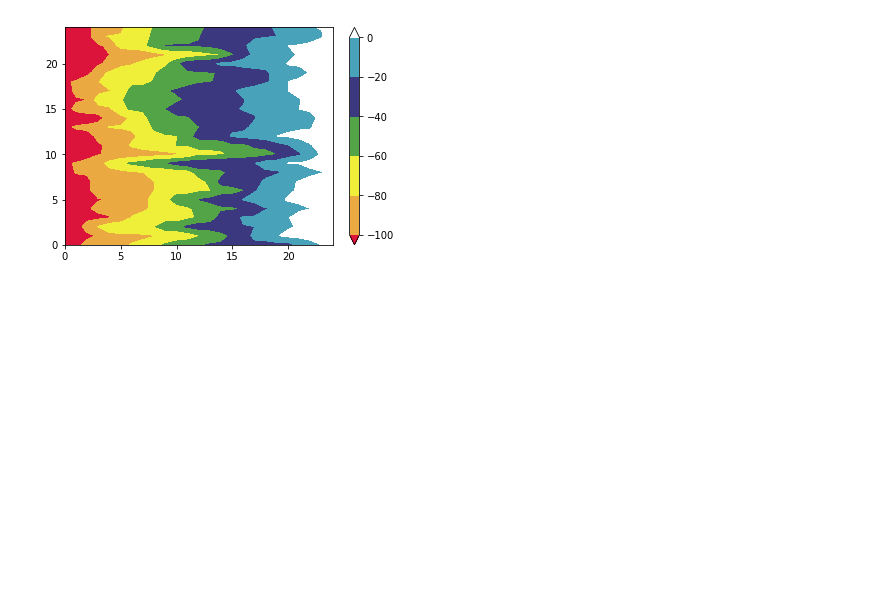
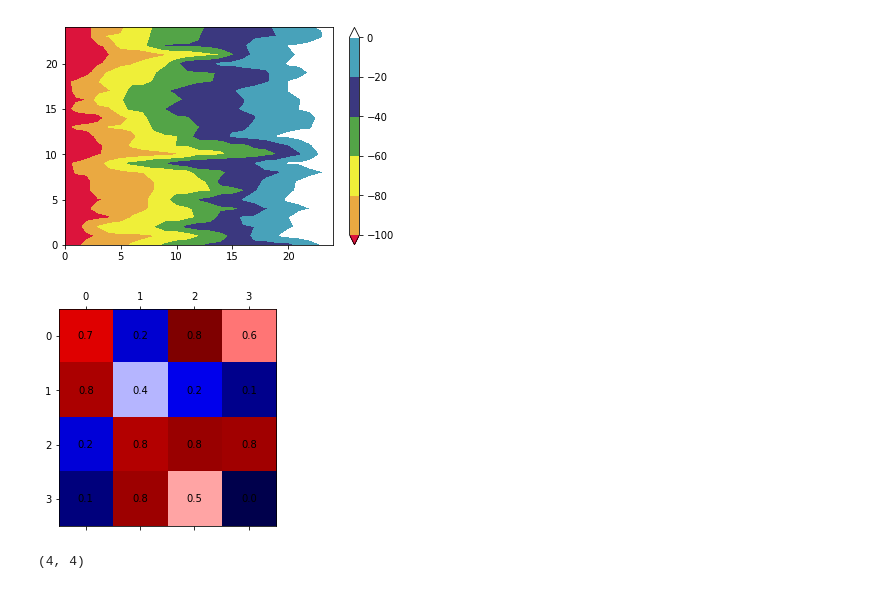
Before and after one commit to Creison-Maique/MultiAnodePMT, a Jupyter notebook: BC1/notebooks/teste.ipynb, the cells around one changed output. Cells and saved outputs as stored; diff of their text form; code cells hidden in the pictures; blank space fills up the shorter version.

```diff
--- a/BC1/notebooks/teste.ipynb
+++ b/BC1/notebooks/teste.ipynb
@@ -222,3 +222,23 @@ fig.colorbar(im, extend="both")
 plt.show()
 # %% [output]
 [figure]
+# %%
+import matplotlib.pyplot as plt
+import numpy as np
+
+data = np.random.random((4, 4))
+
+fig, ax = plt.subplots()
+# Using matshow here just because it sets the ticks up nicely. imshow is faster.
+ax.matshow(data, cmap='seismic')
+
+for (i, j), z in np.ndenumerate(data):
+    ax.text(j, i, '{:0.1f}'.format(z), ha='center', va='center')
+
+plt.show()
+# %% [output]
+[figure, added]
+# %%
+data.shape
+# %% [output]
+(4, 4)
```
Also changed, not shown: 2 other files.
